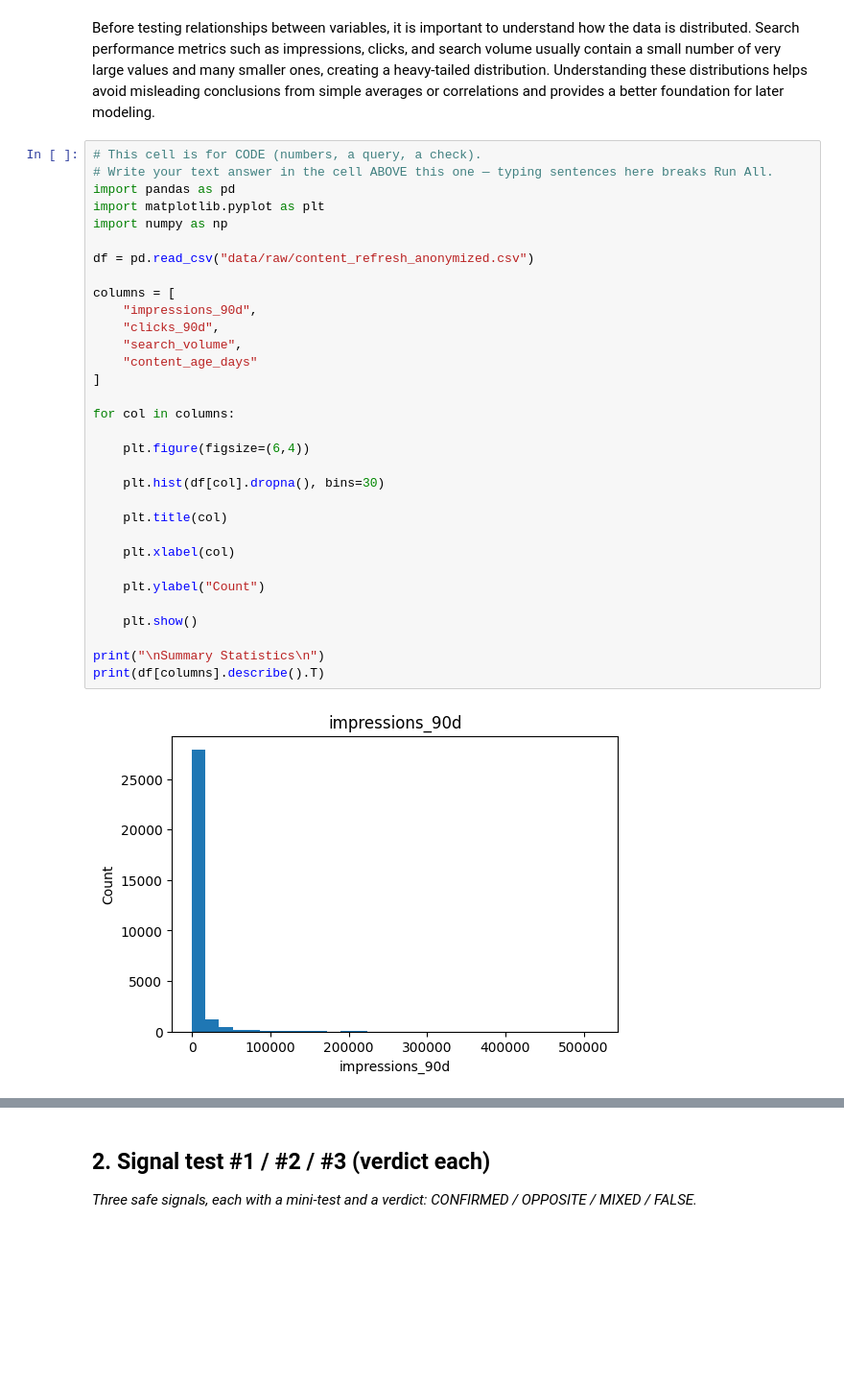
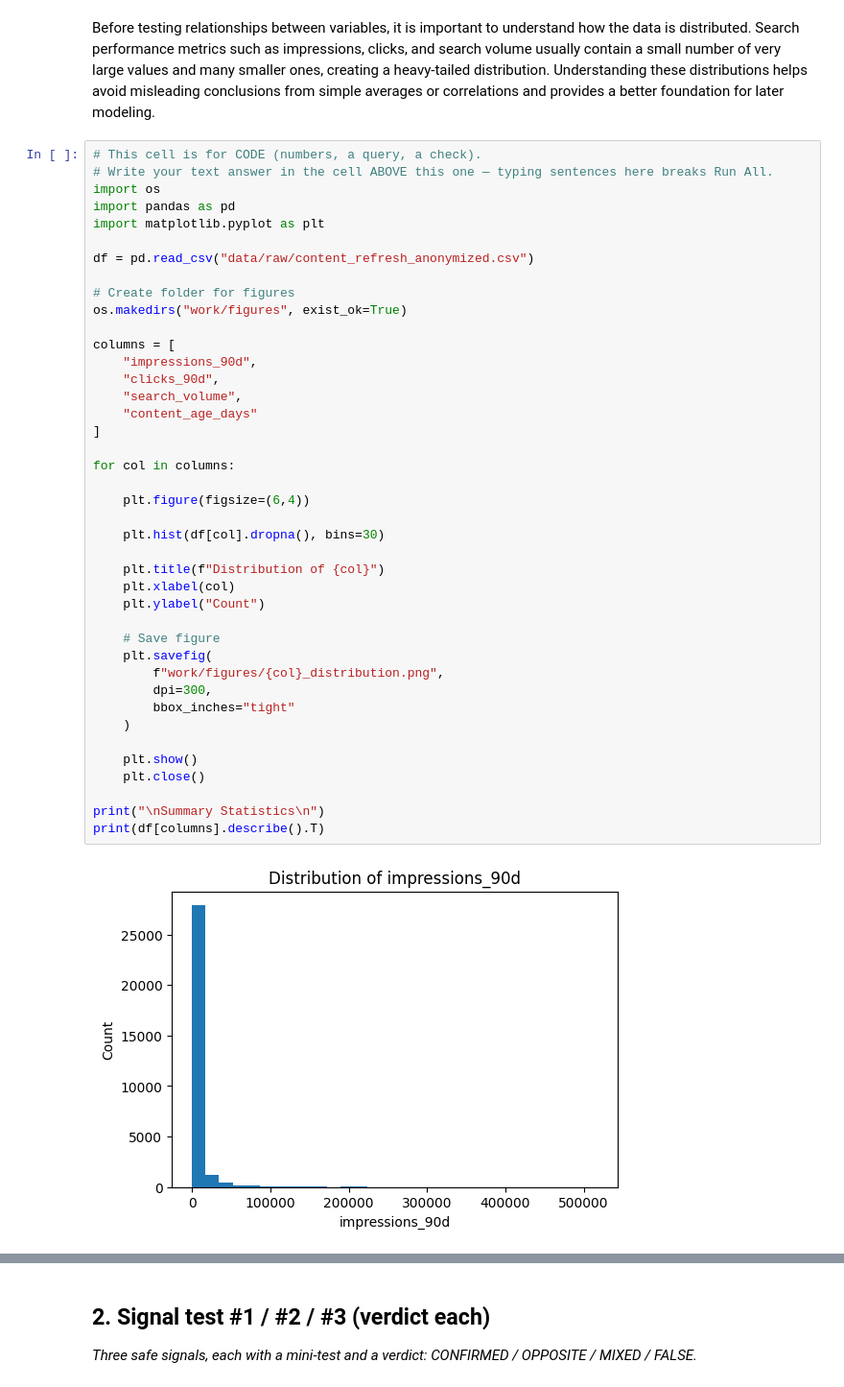
Before and after one commit to muneebulhaq02/flyrank-ml-internship, a Jupyter notebook: work/notebooks/w04_signal_audit.ipynb, the cells around one changed output, grey strips where cells are left out. Shown at 96% size. Saved outputs shown, nothing was run; the diff lists cells and outputs as text; blank space fills up the shorter version.

```diff
--- a/work/notebooks/w04_signal_audit.ipynb
+++ b/work/notebooks/w04_signal_audit.ipynb
@@ -30,34 +30,43 @@ Before testing relationships between variables, it is important to understand ho
 # %%
 # This cell is for CODE (numbers, a query, a check).
 # Write your text answer in the cell ABOVE this one — typing sentences here breaks Run All.
+import os
 import pandas as pd
 import matplotlib.pyplot as plt
-import numpy as np
 
 df = pd.read_csv("data/raw/content_refresh_anonymized.csv")
+
+# Create folder for figures
+os.makedirs("work/figures", exist_ok=True)
 
 columns = [
     "impressions_90d",
     "clicks_90d",
     "search_volume",
     "content_age_days"
 ]
 
 for col in columns:
 
     plt.figure(figsize=(6,4))
 
     plt.hist(df[col].dropna(), bins=30)
 
-    plt.title(col)
-
+    plt.title(f"Distribution of {col}")
     plt.xlabel(col)
-
     plt.ylabel("Count")
 
+    # Save figure
+    plt.savefig(
+        f"work/figures/{col}_distribution.png",
+        dpi=300,
+        bbox_inches="tight"
+    )
+
     plt.show()
+    plt.close()
 
 print("\nSummary Statistics\n")
 print(df[columns].describe().T)
 # %% [output]
-[figure, old version]
+[figure, new version]
```
Also changed, not shown: parts of 3 cells of this notebook.
